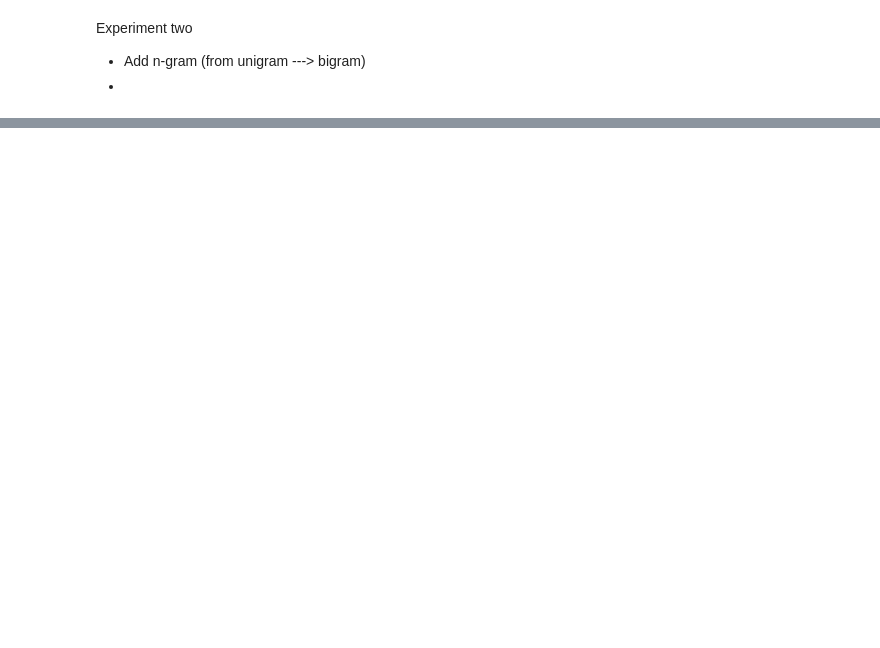
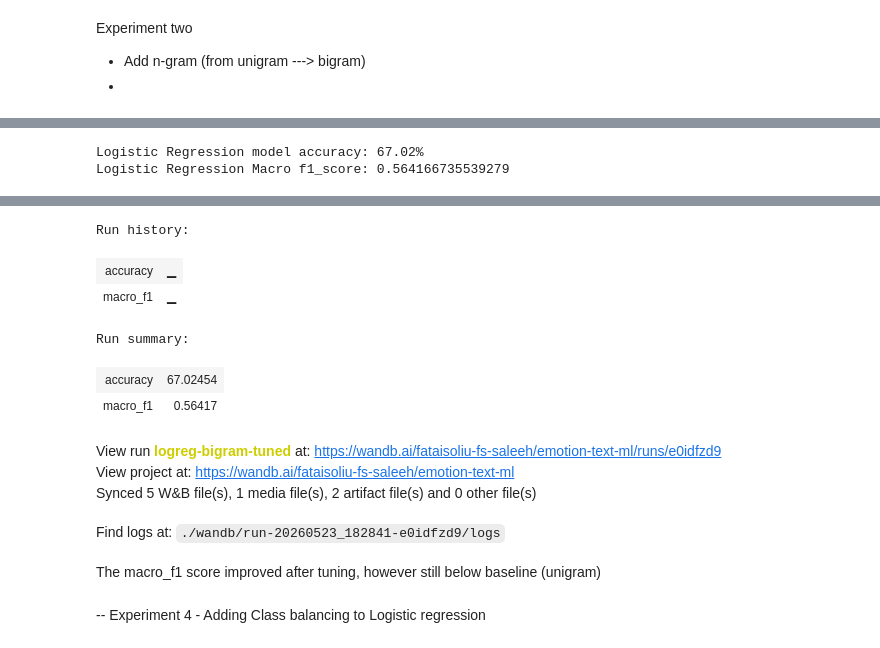
Before and after one commit to Fatai-soliu/emotion-text-ml, a Jupyter notebook: notebooks/data_modelling.ipynb, the cells around one changed output, grey strips where cells are left out. Drawn from its saved outputs; the diff is of its cells as text; code cells hidden in the pictures; blank space fills up the shorter version.

```diff
--- a/notebooks/data_modelling.ipynb
+++ b/notebooks/data_modelling.ipynb
@@ -213,3 +187,9 @@ Experiment two
 
 - Add n-gram (from unigram ---> bigram)
 -
+# %%
+## Convert text into numeric using tf-idf
+
+vectorizier_bigram = TfidfVectorizer(ngram_range=(1, 2))
+X_train_tfidf_bigram = vectorizier_bigram.fit_transform(X_train)
+X_val_tfidf_bigram = vectorizier_bigram.transform(X_val)
@@ -215,0 +275,6 @@ Experiment two
+# %%
+## Convert text into numeric using tf-idf and tune
+
+vectorizier_bigram_tuned = TfidfVectorizer(ngram_range=(1, 2), min_df=2,max_df=0.95,max_features=10000)
+X_train_tfidf_bigram_tuned = vectorizier_bigram_tuned.fit_transform(X_train)
+X_val_tfidf_bigram_tuned = vectorizier_bigram_tuned.transform(X_val)
@@ -215,0 +309,35 @@ Experiment two
+# %%
+# Train logreg bigram tuned model
+
+clf = linear_model.LogisticRegression(max_iter=10000, random_state = 2)
+clf.fit(X_train_tfidf_bigram_tuned, y_train_enc)
+
+y_pred_bigram_tuned = clf.predict(X_val_tfidf_bigram_tuned)
+
+accuracy_bigram_tuned = metrics.accuracy_score(y_val_enc, y_pred_bigram_tuned) * 100
+macro_f1_bigram_tuned = metrics.f1_score(y_val_enc, y_pred_bigram_tuned, average= 'macro')
+
+print(f"Logistic Regression model accuracy: {accuracy_bigram_tuned:.2f}%")
+print(f"Logistic Regression Macro f1_score: {macro_f1_bigram_tuned}")
+
+
+## Log results
+
+wandb.log({
+    "accuracy": accuracy_bigram_tuned,
+    "macro_f1": macro_f1_bigram_tuned
+})
+
+wandb.log({
+    "confusion_matrix": wandb.plot.confusion_matrix(
+        probs=None,
+        y_true=y_val_enc,
+        preds=y_pred_bigram_tuned,
+        class_names=le.classes_
+    )
+})
+
+wandb.finish()
+# %% [output]
+Logistic Regression model accuracy: 67.02%
+Logistic Regression Macro f1_score: 0.564166735539279
@@ -215,0 +345,14 @@ Experiment two
+Run history:
+| accuracy | ▁ |
+| macro_f1 | ▁ |
+Run summary:
+| accuracy | 67.02454 |
+| macro_f1 | 0.56417 |
+View run logreg-bigram-tuned at: https://wandb.ai/fataisoliu-fs-saleeh/emotion-text-ml/runs/e0idfzd9
+View project at: https://wandb.ai/fataisoliu-fs-saleeh/emotion-text-ml
+Synced 5 W&B file(s), 1 media file(s), 2 artifact file(s) and 0 other file(s)
+Find logs at: ./wandb/run-20260523_182841-e0idfzd9/logs
+# %% [markdown]
+The macro_f1 score improved after tuning, however still below baseline (unigram)
+# %% [markdown]
+-- Experiment 4 - Adding Class balancing to Logistic regression
```
Also changed, not shown: parts of 33 cells of this notebook, 2 other files.
